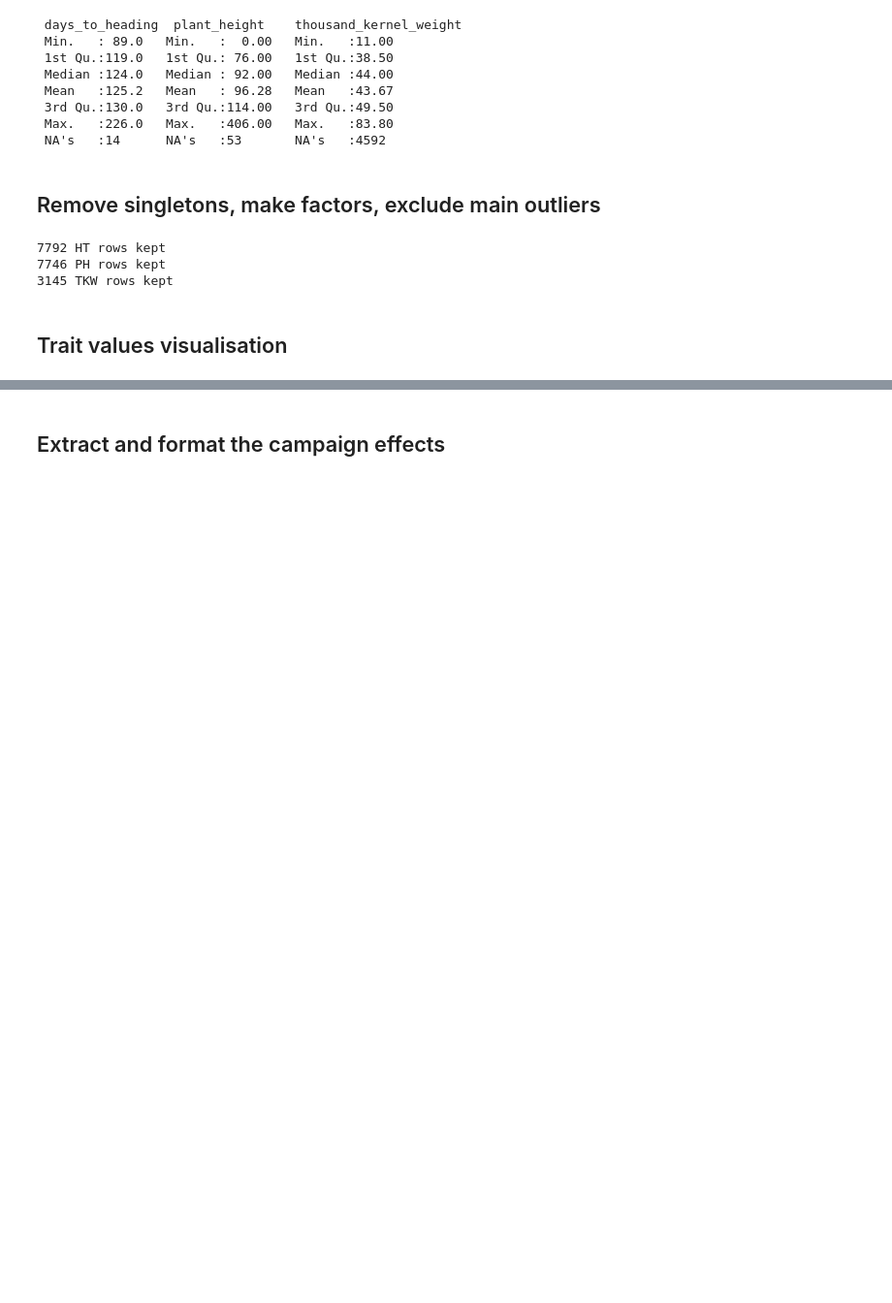
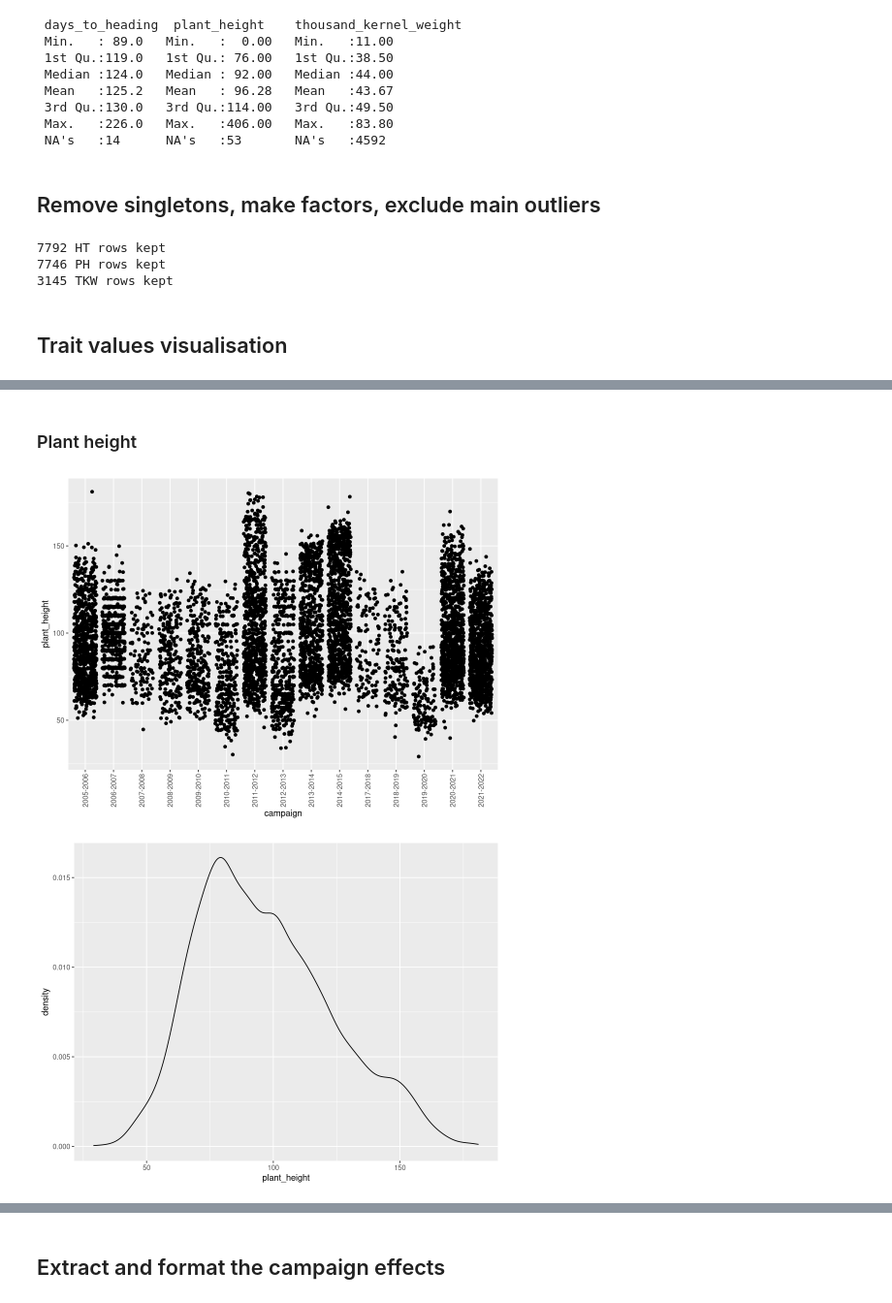
Before and after one commit to AGENTproject/historic_pheno_data_analysis, a Jupyter notebook: CREA-CI_historic_pheno_data_analysis/CREA-CI_historic_wheat_data_analysis.ipynb, the cells around one changed output, grey strips where cells are left out. Shown: that part at 97% size. Cells and saved outputs as stored; diff of their text form; code cells hidden in the pictures; blank space fills up the shorter version.

```diff
--- a/CREA-CI_historic_pheno_data_analysis/CREA-CI_historic_wheat_data_analysis.ipynb
+++ b/CREA-CI_historic_pheno_data_analysis/CREA-CI_historic_wheat_data_analysis.ipynb
@@ -125,0 +123,7 @@ data_sub_TKW |> ggplot(aes(x=thousand_kernel_weight))+ geom_density(na.rm=TRUE)
+# %% [markdown]
+### Plant height
+# %%
+data_sub_PH |> visualise_trait()
+# %% [output]
+[figure, added]
+[figure, added]
```
Also changed, not shown: parts of 21 cells of this notebook, 2 other files.
